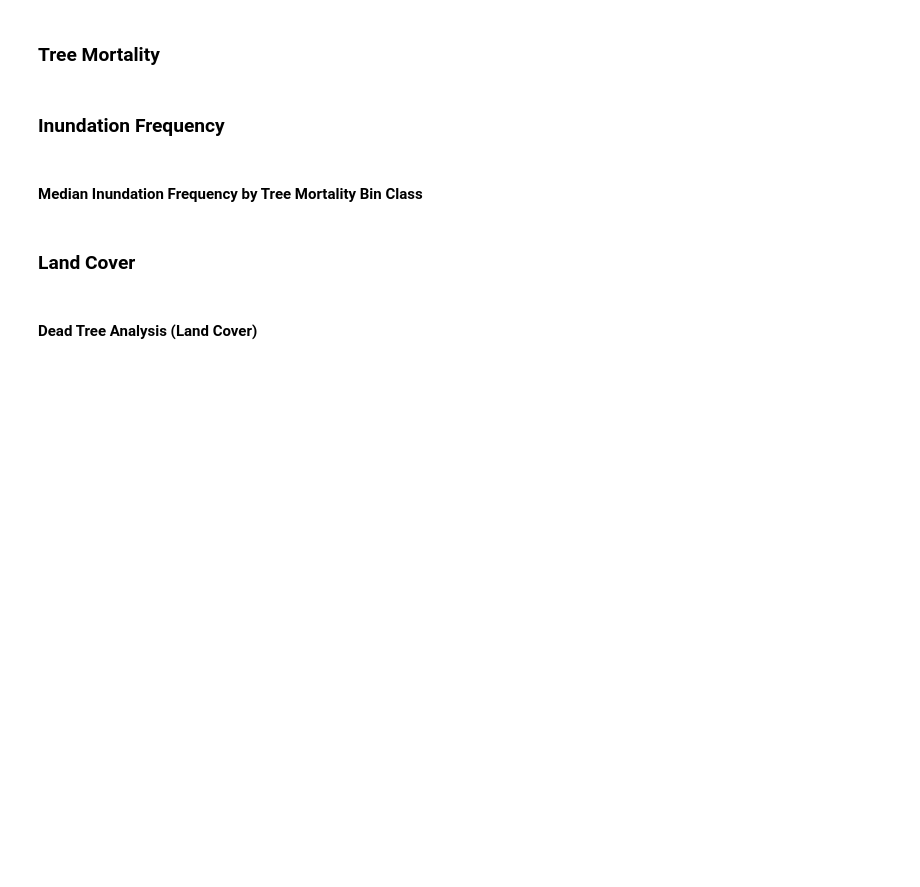
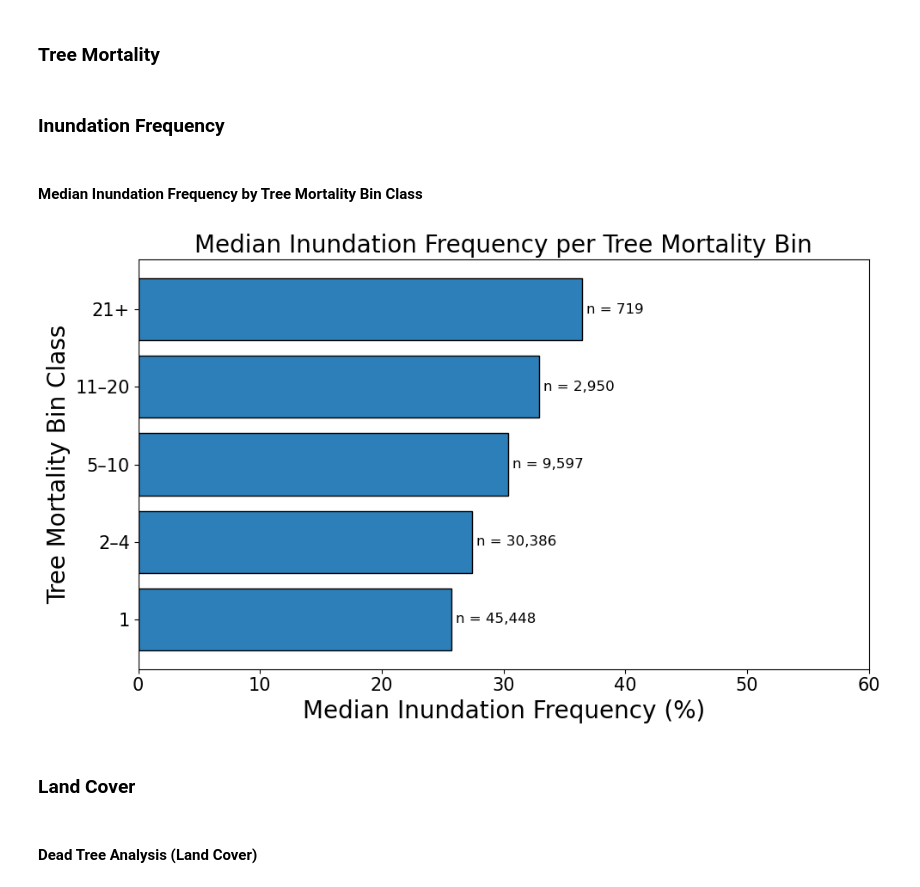
Before and after one commit to ambarfield/Barfield_Andrew_MP, a Jupyter notebook: Tree_Mortality_Script.ipynb, the cells around one changed output. Cells and saved outputs as stored; diff of their text form; code cells hidden in the pictures; blank space fills up the shorter version.

Commit message:
Figure Updates 3/30/26

```diff
--- a/Tree_Mortality_Script.ipynb
+++ b/Tree_Mortality_Script.ipynb
@@ -152,7 +154,7 @@ for i in range(len(edges) - 1):
                 "Lower Threshold": lower, # lower bin threshold
                 "Upper Threshold": upper, # upper bin threshold
                 "Pixel Count": pixel_count,
-                "Median Inundation Frequency (%)": median_inundation})
+                "Median Inundation Frequency (%)": median_inundation * 100})
 
 # Create a Pandas dataframe containing median inundation frequency values that correspond to each adjusted bin class
 inundation_frequency_df = pd.DataFrame(median_inundation_values)
@@ -162,5 +167,5 @@ inundation_frequency_df
 # %%
-# Create labels for plot
+# Create x and y-axis labels for plot
 inund_x = np.arange(len(inundation_frequency_df))
 inund_y_median = inundation_frequency_df["Median Inundation Frequency (%)"].astype(float)
 inund_y_count = inundation_frequency_df["Pixel Count"].astype(int)
@@ -168,7 +173,7 @@ inund_y_count = inundation_frequency_df["Pixel Count"].astype(int)
 # Define dashmark
 en_dash = "\u2013"
 
-# Create mortality bin
+# Create tree mortality bin label column
 inundation_frequency_df["Bin Label"] = [
     str(int(row["Lower Threshold"])) if i == 0 else
     f"{int(row['Lower Threshold'])}+" if i == len(inundation_frequency_df)-1 else
@@ -176,57 +181,54 @@ inundation_frequency_df["Bin Label"] = [
     for i, row in inundation_frequency_df.iterrows()
 ]
 
-# Create labels
+# Create y-axis label from bin column
 labels = inundation_frequency_df["Bin Label"].tolist()
 
 # Create figure, axes, and bars
 fig, ax = plt.subplots(figsize=(10, 6))
 bars = ax.barh(inund_x, inund_y_median, color="#2C7FB8", edgecolor="black")
 
 # Set maximum x-axis limit
-x_fixed_max = 0.6
-x_threshold = 0.6
+x_fixed_max = 60
+x_threshold = 60
 
 # Calcualte new maximum for x-axis, if threshold is exceeded
 data_max = inund_y_median.max()
 
 if data_max <= x_threshold:
     ax.set_xlim(0, x_fixed_max)
 else:
     ax.set_xlim(0, data_max * 1.15)
 
-# Plot labels and formatting
+# Plot x and y-axes and label
 ax.set_yticks(inund_x)
 ax.set_yticklabels(labels=labels)
-ax.set_xlim(0, 0.6)
-ax.set_xlabel("Median Inundation Frequency (%)")
-ax.set_ylabel("Tree Mortality Bin Classes")
-ax.set_title("Median Inundation Frequency per Tree Mortality Bin")
-ax.text(
-    0.99, 0.01,
-    "Numbers next to bars = bin pixel count",
-    transform=ax.transAxes,
-    ha="right",
-    va="bottom",
-    fontsize=9,
-    color="black"
-)
+ax.set_xlabel("Median Inundation Frequency (%)", fontsize=20)
+ax.set_ylabel("Tree Mortality Bin Class", fontsize=20)
+
+# Change formatting of x and y-axes tick marks
+ax.tick_params(axis="both", labelsize=15)
+
+# Plot graph title
+ax.set_title("Median Inundation Frequency per Tree Mortality Bin", fontsize=20)
 
 # Add pixel counts to the right of each bar
 for i, (val, cnt) in enumerate(zip(inund_y_median, inund_y_count)):
     ax.text(val + (inund_y_median.max()*0.01),  # small offset to the right
             i,
-            f"{cnt:,}",
+            f"n = {cnt:,}",
             va="center",
-            fontsize=9)
+            fontsize=12)
 
 # Plot and save figure
 plt.tight_layout()
 plt.savefig(
     str(data_directory/"Output_Data"/"Figure_Outputs"/"inundation_frequency.png"),
     bbox_inches="tight"
 )
 plt.show()
+# %% [output]
+[figure, added]
 # %% [markdown]
 ### Land Cover
 # %%
```
Also changed, not shown: parts of 25 cells of this notebook.
